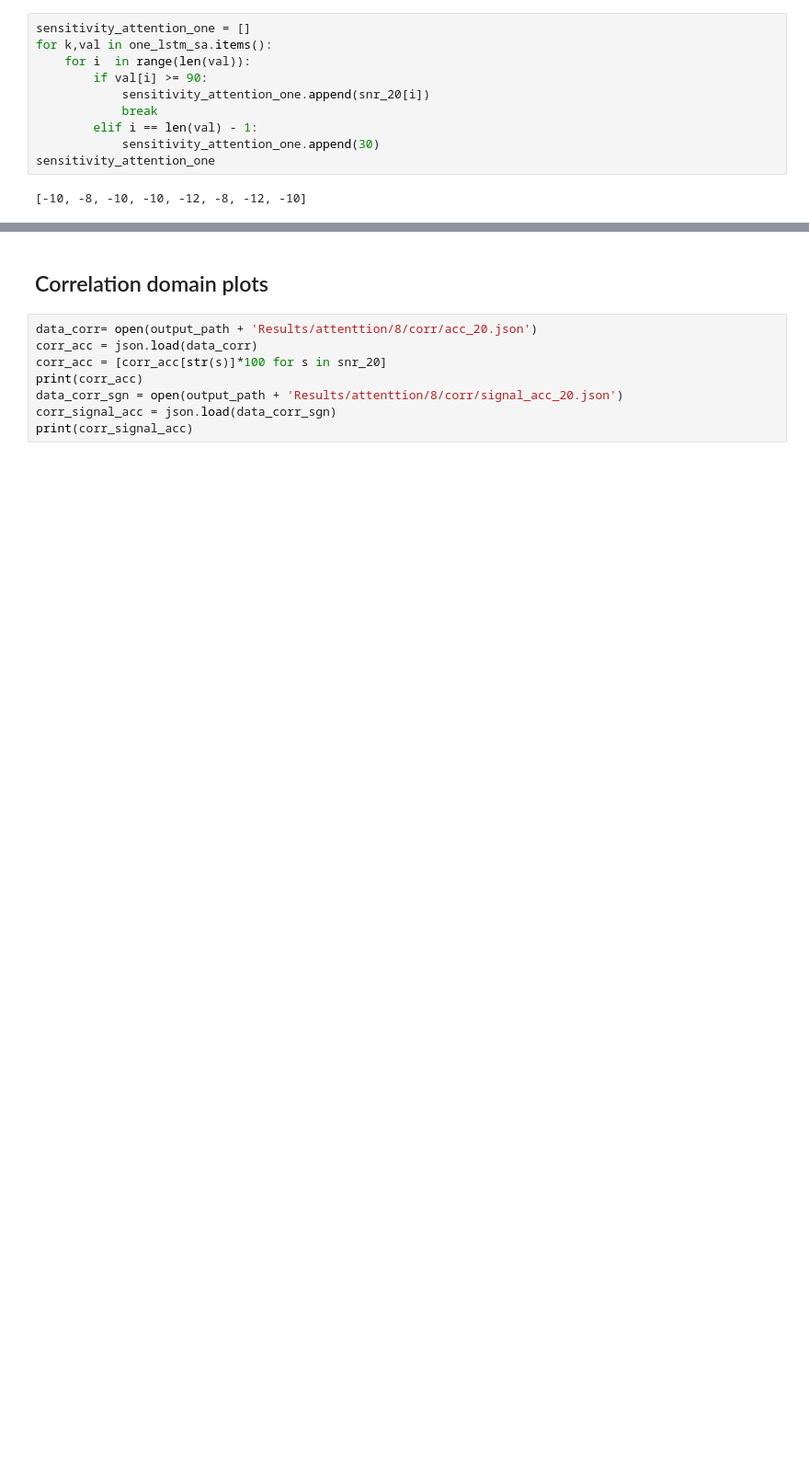
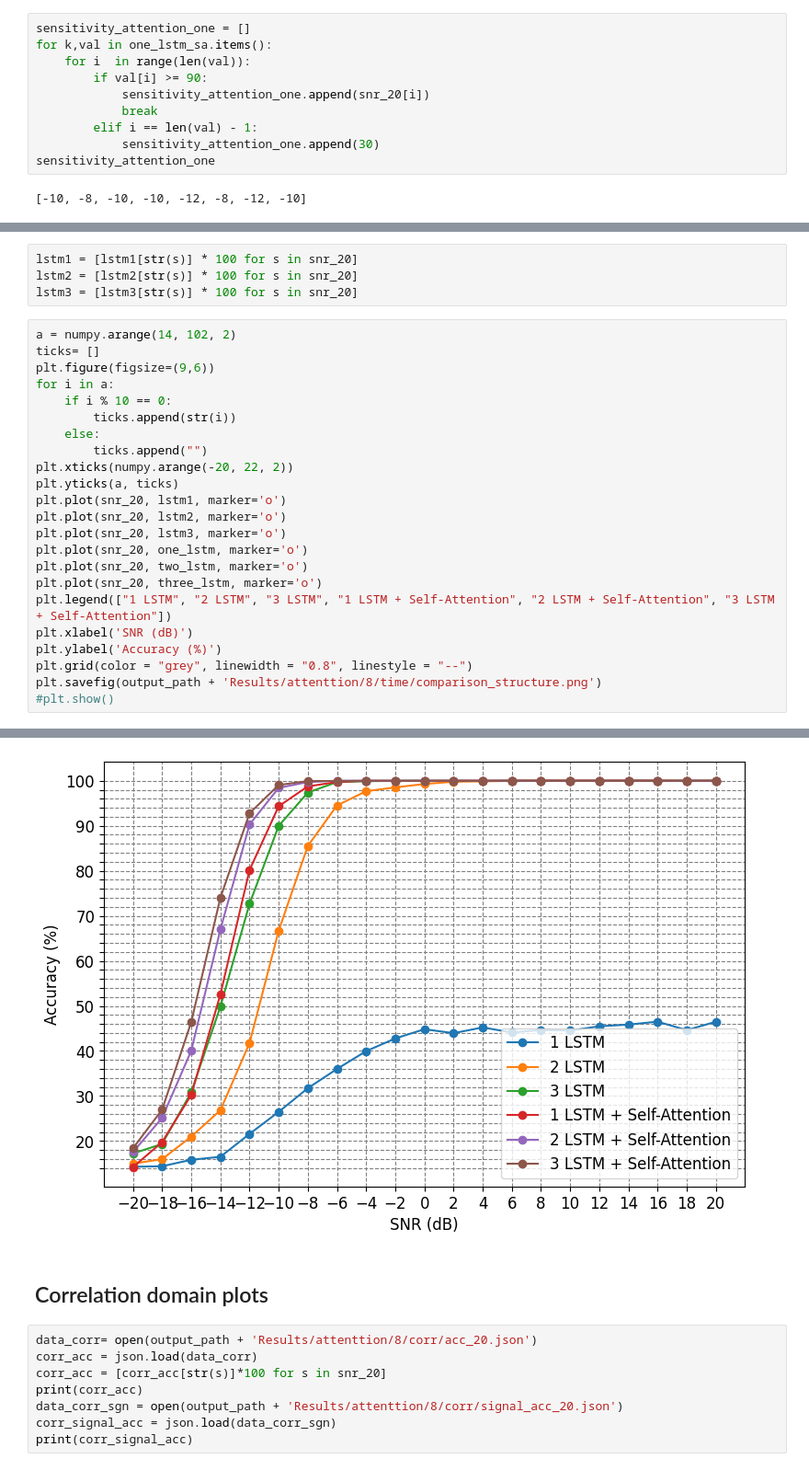
Before and after one commit to soykilian/AMC, a Jupyter notebook: notebooks/results_attention.ipynb, the cells around one changed output, grey strips where cells are left out. Shown at 92% size. Drawn from its saved outputs; the diff is of its cells as text; blank space fills up the shorter version.

```diff
--- a/notebooks/results_attention.ipynb
+++ b/notebooks/results_attention.ipynb
@@ -130,0 +221,28 @@ plt.savefig(output_path + 'Results/attenttion/8/time/sensitivity_comparison.png'
+# %%
+lstm1 = [lstm1[str(s)] * 100 for s in snr_20]
+lstm2 = [lstm2[str(s)] * 100 for s in snr_20]
+lstm3 = [lstm3[str(s)] * 100 for s in snr_20]
+# %%
+a = numpy.arange(14, 102, 2)
+ticks= []
+plt.figure(figsize=(9,6))
+for i in a:
+    if i % 10 == 0:
+        ticks.append(str(i))
+    else:
+        ticks.append("")
+plt.xticks(numpy.arange(-20, 22, 2))
+plt.yticks(a, ticks)
+plt.plot(snr_20, lstm1, marker='o')
+plt.plot(snr_20, lstm2, marker='o')
+plt.plot(snr_20, lstm3, marker='o')
+plt.plot(snr_20, one_lstm, marker='o')
+plt.plot(snr_20, two_lstm, marker='o')
+plt.plot(snr_20, three_lstm, marker='o')
+plt.legend(["1 LSTM", "2 LSTM", "3 LSTM", "1 LSTM + Self-Attention", "2 LSTM + Self-Attention", "3 LSTM + Self-Attention"])
+plt.xlabel('SNR (dB)')
+plt.ylabel('Accuracy (%)')
+plt.grid(color = "grey", linewidth = "0.8", linestyle = "--")
+plt.savefig(output_path + 'Results/attenttion/8/time/comparison_structure.png')
+#plt.show()
+# %% [output]
@@ -131,3 +266,4 @@ plt.savefig(output_path + 'Results/attenttion/8/time/sensitivity_comparison.png'
+[figure, added]
 # %% [markdown]
 ## Correlation domain plots
 # %%
```
Also changed, not shown: parts of 28 cells of this notebook, 14 other files.
